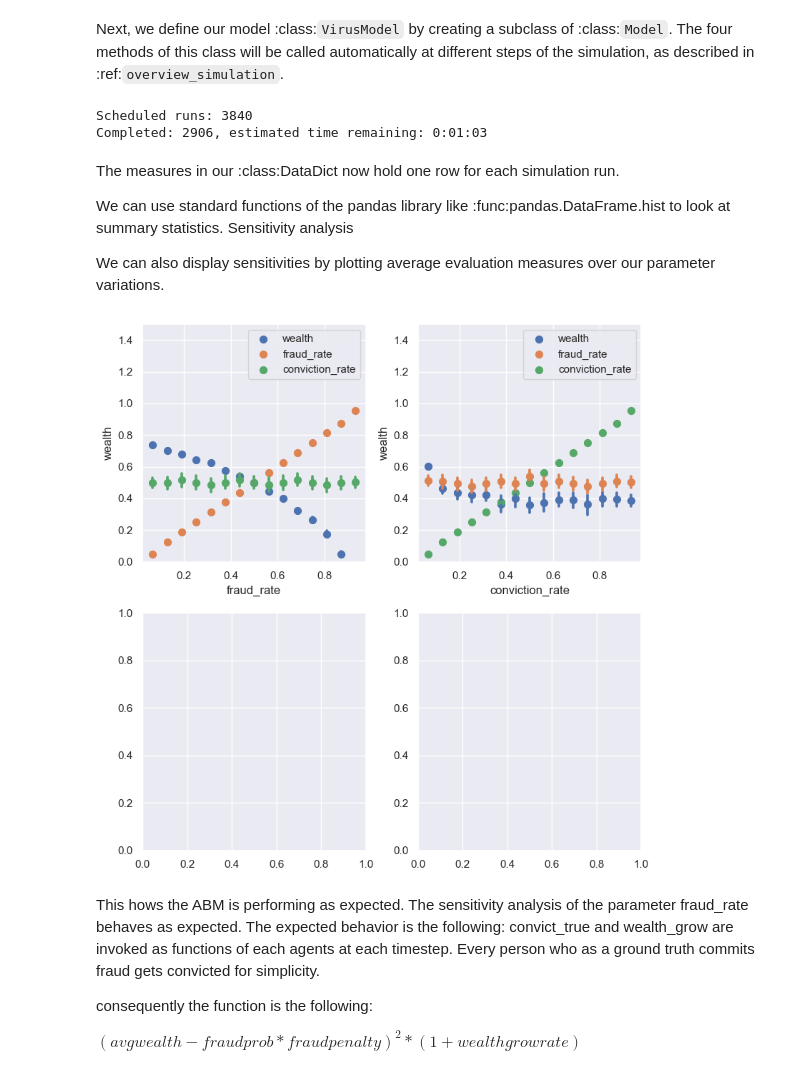
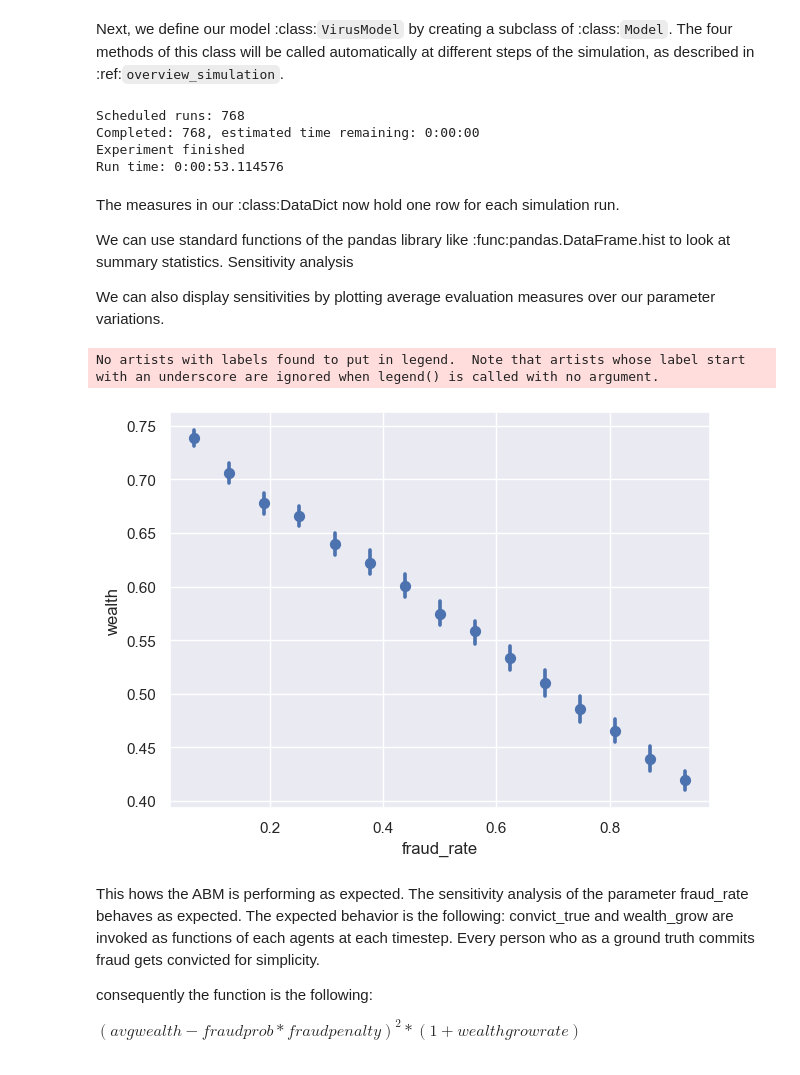
Before and after one commit to Le-Ty/abm_dm_impact, a Jupyter notebook: abm_copy/minimal_model copy.ipynb, the cells around one changed output. Drawn from its saved outputs; the diff is of its cells as text; code cells hidden in the pictures.

Commit message:
starting delta case

```diff
--- a/abm_copy/minimal_model copy.ipynb
+++ b/abm_copy/minimal_model copy.ipynb
@@ -94,7 +94,7 @@ class Person(ap.Agent):
         if self.fraud == 1:
             if rng.binomial(1,self.p.conviction_rate) == 1:
                 # pay fine, get on record,
-                self.wealth = self.wealth - (0.2)#(self.wealth*0.05)])
+                self.wealth = self.wealth - (0.1)#(self.wealth*0.05)])
                 self.convicted =+ 1
                 self.fraud = rng.binomial(1,self.p.fraud_rate,1)[0]
                 self.fraud_pred = 0
@@ -216,10 +217,10 @@ parameters = {
     'my_parameter':42,
     'agents': 100, #ap.IntRange(50, 150),
     'steps':50,
-    'fraud_rate': 0.5, #ap.Range(0.,1),
+    'fraud_rate': ap.Range(0.,1),
     'wealth_appeal_corr': 0, #ap.Range(-0.2, 0.2), # >0 more wealth higher appeal chance
     'acc': 0.8, #ap.Range(0.5, 0.8), # accuracy of fraud prdediction
-    'conviction_rate': ap.Range(0,1), # ap.Range(0,1),
+    'conviction_rate': 1, #ap.Range(0,1), # ap.Range(0,1),
     'appeal_wealth': 0.2 # minimal wealth needed for appeal (could also become a param for distr. eventually)
     #'wealth_impact'
 }
@@ -232,11 +233,13 @@ sample = ap.Sample(
 )
 
 
-exp = ap.Experiment(VirusModel_mvp, sample, iterations=10, record = True)
+exp = ap.Experiment(VirusModel_mvp, sample, iterations=2, record = True)
 results = exp.run()
 # %% [output]
-Scheduled runs: 3840
-Completed: 2906, estimated time remaining: 0:01:03
+Scheduled runs: 768
+Completed: 768, estimated time remaining: 0:00:00
+Experiment finished
+Run time: 0:00:53.114576
 # %% [markdown]
 The measures in our :class:DataDict now hold one row for each simulation run.
 
@@ -247,28 +250,29 @@ We can also display sensitivities by plotting average evaluation measures over o
 # %%
 def plot_sensitivity(results):
     """ Show average simulation results for different parameter values. """
 
     sns.set()
-    fig, axs = plt.subplots(2, 2, figsize=(8, 8))
-    axs = [i for j in axs for i in j] # Flatten list
+#     fig, axs = plt.subplots(2, 2, figsize=(8, 8))
+#     axs = [i for j in axs for i in j] # Flatten list
 
-    data = results.arrange_reporters().astype('float')[["sample_id", "iteration", 'wealth', "fraud_rate", "conviction_rate"]]
+    data = results.arrange_reporters().astype('float')[["sample_id", "iteration", 'wealth', "fraud_rate"]]
     params = results.parameters.sample.keys()
 
-    for x, ax in zip(params, axs):
-        for y in ['wealth', "fraud_rate", 'conviction_rate']:
-            sns.regplot(x=x, y=y, data=data, ax=ax, ci=99,
+
+    for x in (params):
+        for y in ['wealth']:
+            sns.regplot(x=x, y=y, data=data, ci=99,
                         x_bins=15, fit_reg=False, label=y)
-        ax.set_ylim(0,1.5)
+        ax.set_ylim(-0.5,1.5)
         ax.set_ylabel('wealth')
-#         ax.set_xlabel('wealth')
         ax.legend()
 
     plt.tight_layout()
 
 plot_sensitivity(results)
 # %% [output]
+No artists with labels found to put in legend.  Note that artists whose label start with an underscore are ignored when legend() is called with no argument.
-[figure, old version]
+[figure, new version]
 # %% [markdown]
 This hows the ABM is performing as expected. The sensitivity analysis of the parameter fraud_rate behaves as expected. The expected behavior is the following: convict_true and wealth_grow are invoked as functions of each agents at each timestep. Every person who as a ground truth commits fraud gets convicted for simplicity.
 
```
Also changed, not shown: parts of 8 cells of this notebook.
